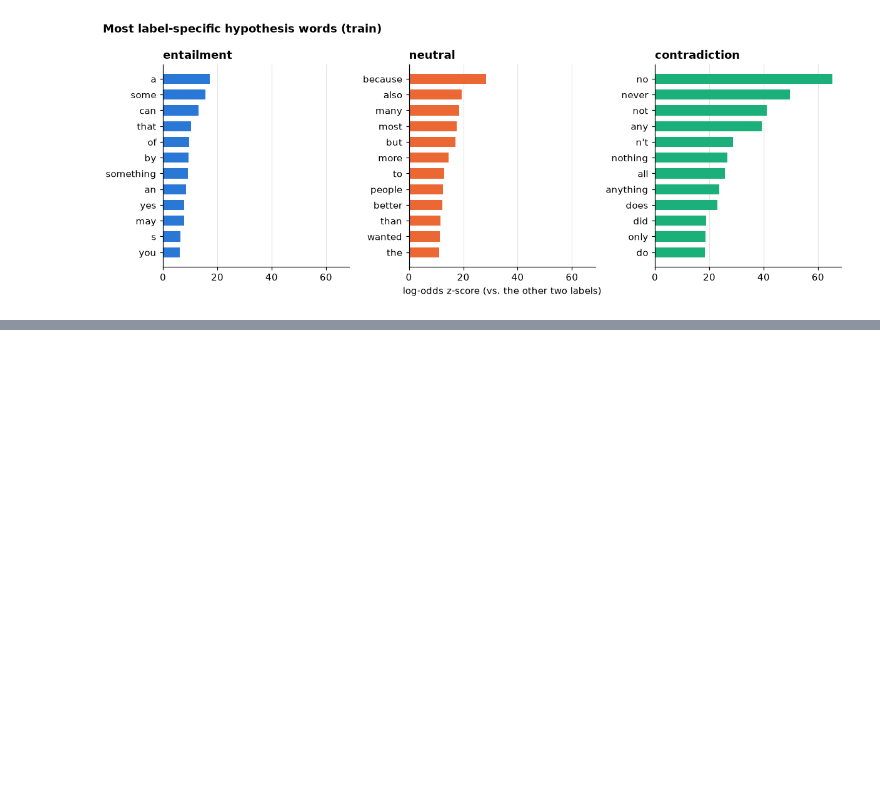
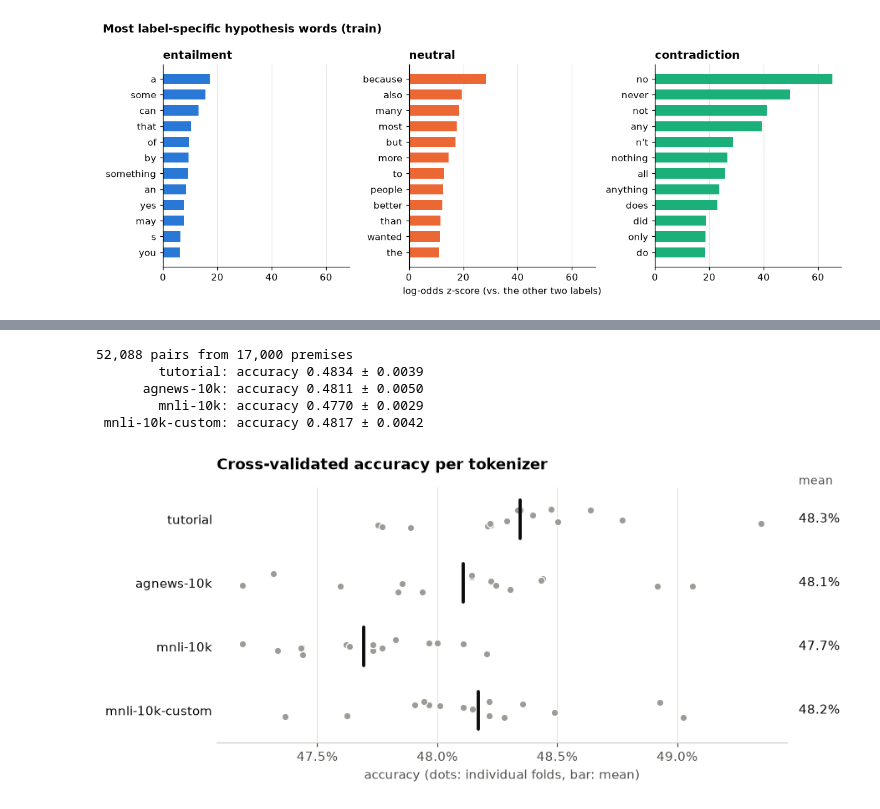
Before and after one commit to maksderylo/nlp1, a Jupyter notebook: part1/project.ipynb, the cells around one changed output, grey strips where cells are left out. Cells and saved outputs as stored; diff of their text form; code cells hidden in the pictures; blank space fills up the shorter version.

Commit message:
adds tokenizer experiment and notebook outline

```diff
--- a/part1/project.ipynb
+++ b/part1/project.ipynb
@@ -355,0 +429,12 @@ plt.show()
+# %%
+# how does each tokenizer segment a few hypotheses?
+examples = [
+    "Product and geography have nothing to do with cream skimming.",
+    "He doesn't know, and I didn't either!",
+    "The Taliban's leadership in Kandahar wasn't consulted.",
+]
+for text in examples:
+    print(text)
+    for name, tokenizer in bpe_tokenizers.items():
+        print(f"  {name:>16}: {' '.join(tokenizer.encode(text).tokens)}")
+    print()
@@ -355,0 +523,27 @@ plt.show()
+# %%
+# subsample by premise (promptID), so the ~3 hypotheses of a premise stay together
+sample = part1.nli.sample_by_premise(mnli_train, num_premises=17_000, seed=0)
+print(f"{len(sample):,} pairs from {sample['promptID'].nunique():,} premises")
+
+SEEDS = [0, 1, 2]
+NUM_FOLDS = 5
+
+accuracies = {}
+for name, tokenizer in bpe_tokenizers.items():
+    X = part1.nli.pair_matrix(tokenizer, sample["premise"], sample["hypothesis"])
+    accuracies[name] = part1.nli.cross_validate(
+        lambda: LogisticRegression(max_iter=1000), X, sample["label"], sample["promptID"],
+        num_folds=NUM_FOLDS, seeds=SEEDS,
+    )
+    print(f"{name:>16}: accuracy {np.mean(accuracies[name]):.4f} ± {np.std(accuracies[name]):.4f}")
+# %% [output]
+52,088 pairs from 17,000 premises
+        tutorial: accuracy 0.4834 ± 0.0039
+      agnews-10k: accuracy 0.4811 ± 0.0050
+        mnli-10k: accuracy 0.4770 ± 0.0029
+ mnli-10k-custom: accuracy 0.4817 ± 0.0042
+# %%
+part1.nli.plot_accuracies(accuracies, title="Cross-validated accuracy per tokenizer",
+                          save_to=FIG_DIR / "tokenizer_accuracy.png")
+# %% [output]
+[figure, added]
```
Also changed, not shown: parts of 55 cells of this notebook, 2 other files.
